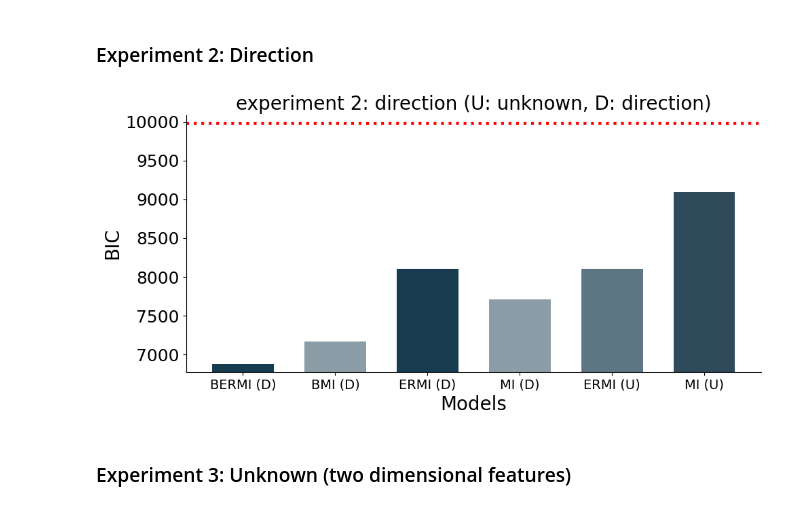
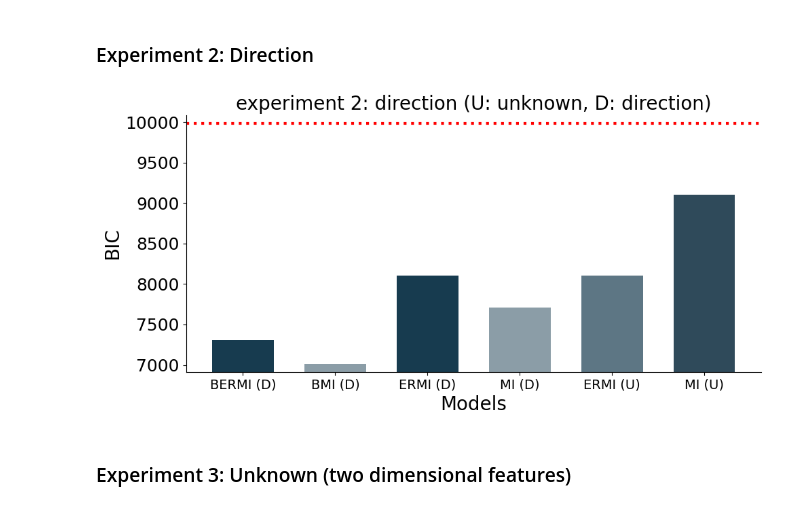
Before and after one commit to akjagadish/meta-learning-ecological-priors-from-llms, a Jupyter notebook: notebooks/figures.ipynb, the cells around one changed output. Saved outputs shown, nothing was run; the diff lists cells and outputs as text; code cells hidden in the pictures.

```diff
--- a/notebooks/figures.ipynb
+++ b/notebooks/figures.ipynb
@@ -361,8 +360,8 @@ mi_paired_direction_bic = (2*results_mi_paired_direction['nlls']+ 1*np.log(num_t
 ermi_paired_unknown_bic = (2*results_ermi_paired['nlls'] + 1*np.log(num_trials)).sum()
 mi_paired_unknown_bic = (2*results_mi_paired['nlls']+ 1*np.log(num_trials)).sum()
 
-bermi_paired_direction_bic = (2*results_bmi_paired_direction['nlls'] + 1*np.log(num_trials)).sum()
-bmi_paired_direction_bic = (2*results_bermi_paired_direction['nlls']+ 1*np.log(num_trials)).sum()
+bermi_paired_direction_bic = (2*results_bermi_paired_direction['nlls'] + 2*np.log(num_trials)).sum()
+bmi_paired_direction_bic = (2*results_bmi_paired_direction['nlls']+ 2*np.log(num_trials)).sum()
 
 # ermi_bic = (2*results_ermi['nlls']+ 1*np.log(num_trials)).sum()
 # mi_bic = (2*results_mi['nlls']+ 1*np.log(num_trials)).sum()
@@ -393,34 +392,34 @@ MODELS = ['BERMI (D)', 'BMI (D)', 'ERMI (D)', 'MI (D)', 'ERMI (U)', 'MI (U)']#,
 # plt.hlines(xmin=-0.5, xmax=len(model_names)-0.5, y=random_bic, color='red')
 # plt.ylim(min(bics)-100, random_bic+100)
 # plt.ylabel('BIC')
 # plt.title('experiment 2: direction (U: unknown, D: direction)')
 # sns.despine()
 
 
 
 # set colors depending on number of models in MODELS
 colors = ['#173b4f', '#8b9da7', '#173b4f', '#8b9da7', '#5d7684', '#2f4a5a', '#0d2c3d', '#4d6a75', '#748995', '#a2c0a9', '#c4d9c2'][:len(bics)]
 FIGSIZE = (10,5)
 # compare mean BICS across models in a bar plot
 f, ax = plt.subplots(1, 1, figsize=FIGSIZE)
 bar_positions = np.arange(len(bics))*1.5
 ax.bar(bar_positions, np.array(bics), color=colors, width=1.)
 # add chance level line for 616 trials with binary choices
 # ax.axhline(y=-np.log(0.5)*num_trials*2, color='k', linestyle='--', lw=3)
 ax.set_xlabel('Models', fontsize=FONTSIZE)
 ax.set_ylabel('BIC', fontsize=FONTSIZE)
 ax.set_xticks(bar_positions)  # Set x-tick positions to bar_positions
 ax.set_xticklabels(MODELS, fontsize=FONTSIZE-6)  # Assign category names to x-tick labels
 ax.set_title(f'experiment 2: direction (U: unknown, D: direction)', fontsize=FONTSIZE)
 ax.axhline(y=random_bic, color='red', linestyle='dotted', lw=3)
 # plt.xticks(fontsize=FONTSIZE-2)
 plt.yticks(fontsize=FONTSIZE-2)
 plt.ylim(min(bics)-100, random_bic+100)
 sns.despine()
 f.tight_layout()
 plt.show()
 # %% [output]
-[figure, old version]
+[figure, new version]
 # %% [markdown]
 ### Experiment 3: Unknown (two dimensional features)
 # %%
```
Also changed, not shown: parts of 3 cells of this notebook, 1 other file.
